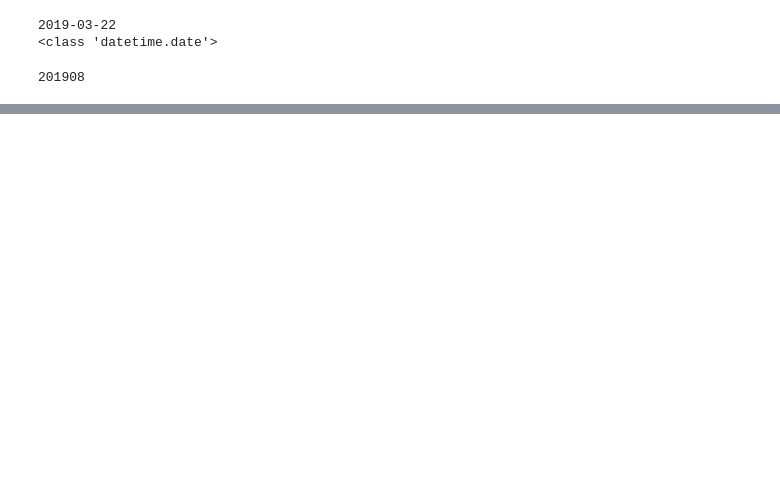
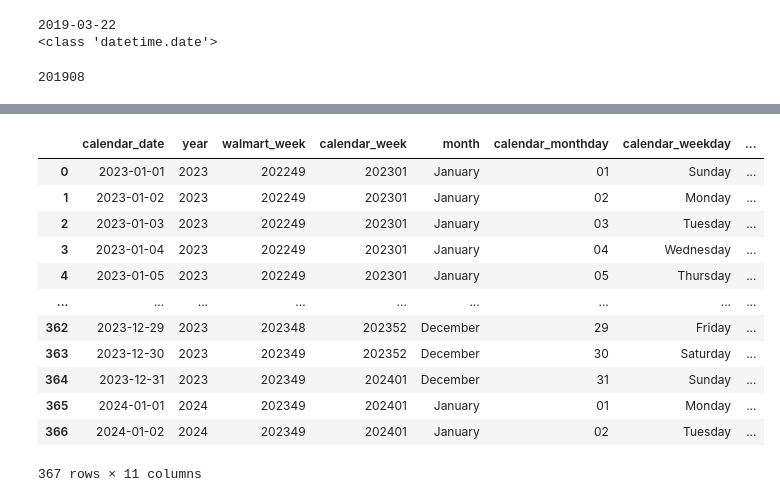
Before and after one commit to jed-gore/company_time, a Jupyter notebook: apply.ipynb, the cells around one changed output, grey strips where cells are left out. Cells and saved outputs as stored; diff of their text form; code cells hidden in the pictures; blank space fills up the shorter version.

```diff
--- a/apply.ipynb
+++ b/apply.ipynb
@@ -68,0 +59,73 @@ df
+# %%
+
+walmart_month_index = {"01":"February",
+                    "02":"February",
+                    "03":"February",
+                    "04":"February",
+                    "05":"March",
+                    "06":"March",
+                    "07":"March",
+                    "08":"March",
+                    "09":"March",
+                    "10":"April",
+                    "11":"April",
+                    "12":"April",
+                    "13":"April",
+                    "14":"May",
+                    "15":"May",
+                    "16":"May",
+                    "17":"May",
+                    "18":"June",
+                    "19":"June",
+                    "20":"June",
+                    "21":"June",
+                    "22":"June",
+                    "23":"July",
+                    "24":"July",
+                    "25":"July",
+                    "26":"July",
+                    "27":"August",
+                    "28":"August",
+                    "29":"August",
+                    "30":"August",
+                    "31":"September",
+                    "32":"September",
+                    "33":"September",
+                    "34":"September",
+                    "35":"September",
+                    "36":"October",
+                    "37":"October",
+                    "38":"October",
+                    "39":"October",
+                    "40":"November",
+                    "41":"November",
+                    "42":"November",
+                    "43":"November",
+                    "44":"December",
+                    "45":"December",
+                    "46":"December",
+                    "47":"December",
+                    "48":"December",
+                    "49":"January",
+                    "50":"January",
+                    "51":"January",
+                    "52":"January",
+                    "53":"January"
+                       }
+
+df['walmart_week_number'] = df['walmart_week'].astype(str).str[-2:]
+df
+# %% [output]
+|  | calendar_date | year | walmart_week | calendar_week | month | calendar_monthday | calendar_weekday | ... |
+| 0 | 2023-01-01 | 2023 | 202249 | 202301 | January | 01 | Sunday | ... |
+| 1 | 2023-01-02 | 2023 | 202249 | 202301 | January | 02 | Monday | ... |
+| 2 | 2023-01-03 | 2023 | 202249 | 202301 | January | 03 | Tuesday | ... |
+| 3 | 2023-01-04 | 2023 | 202249 | 202301 | January | 04 | Wednesday | ... |
+| 4 | 2023-01-05 | 2023 | 202249 | 202301 | January | 05 | Thursday | ... |
+| ... | ... | ... | ... | ... | ... | ... | ... | ... |
+| 362 | 2023-12-29 | 2023 | 202348 | 202352 | December | 29 | Friday | ... |
+| 363 | 2023-12-30 | 2023 | 202349 | 202352 | December | 30 | Saturday | ... |
+| 364 | 2023-12-31 | 2023 | 202349 | 202401 | December | 31 | Sunday | ... |
+| 365 | 2024-01-01 | 2024 | 202349 | 202401 | January | 01 | Monday | ... |
+| 366 | 2024-01-02 | 2024 | 202349 | 202401 | January | 02 | Tuesday | ... |
+367 rows × 11 columns
```
Also changed, not shown: parts of 7 cells of this notebook, 1 other file.
